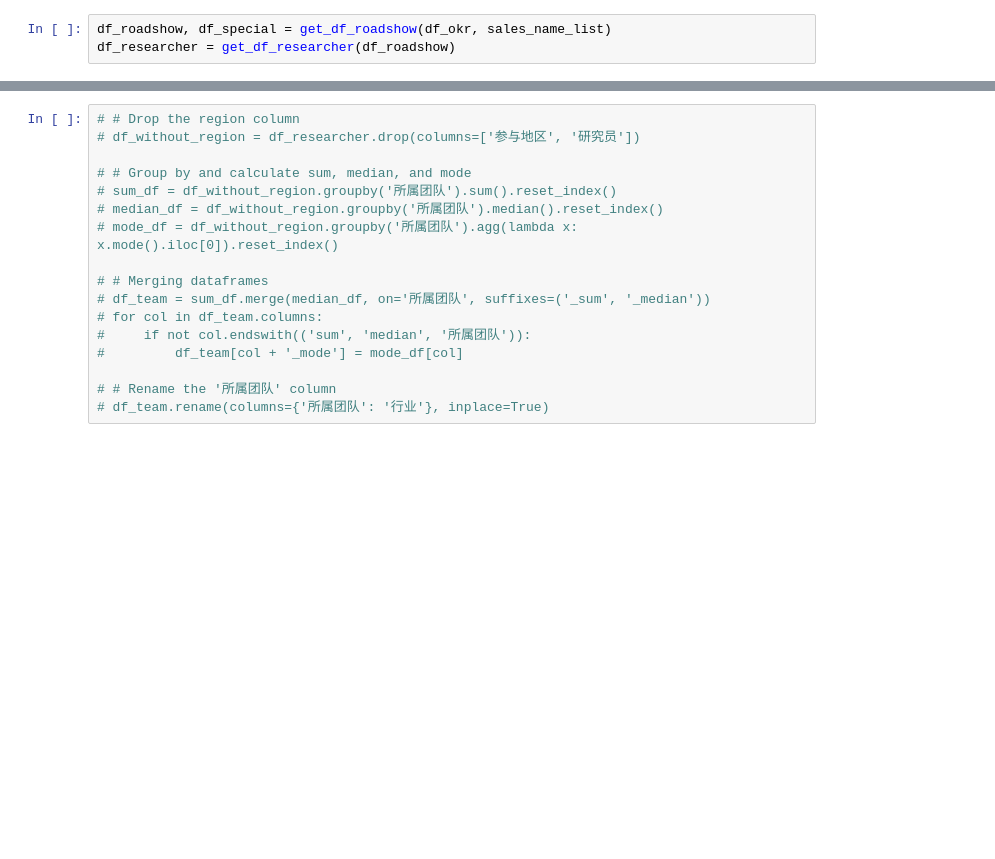
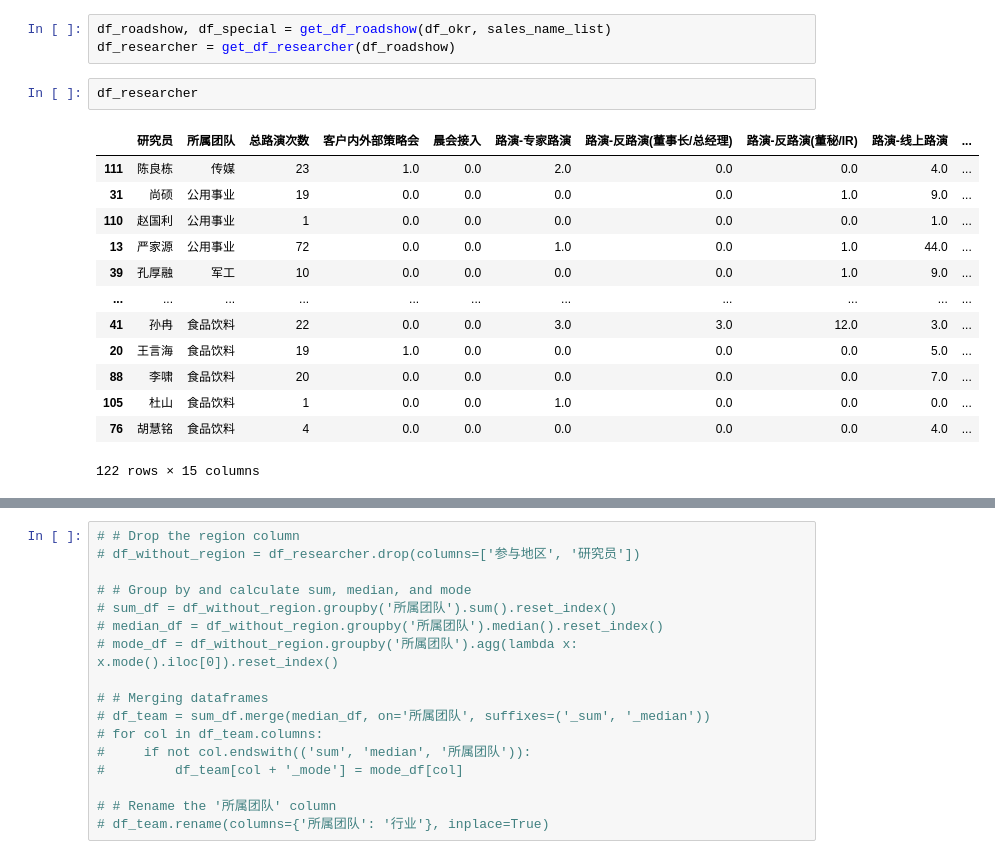
Before and after one commit to OuHaoyun/okr-evaluation, a Jupyter notebook: okr-eval-v2.ipynb, the cells around one changed output, grey strips where cells are left out. Saved outputs shown, nothing was run; the diff lists cells and outputs as text; blank space fills up the shorter version.

```diff
--- a/okr-eval-v2.ipynb
+++ b/okr-eval-v2.ipynb
@@ -14,3 +14,19 @@ sales_name_list = get_sales_name_list(df_salespeople_info)
 # %%
 df_roadshow, df_special = get_df_roadshow(df_okr, sales_name_list)
 df_researcher = get_df_researcher(df_roadshow)
+# %%
+df_researcher
+# %% [output]
+|  | 研究员 | 所属团队 | 总路演次数 | 客户内外部策略会 | 晨会接入 | 路演-专家路演 | 路演-反路演(董事长/总经理) | 路演-反路演(董秘/IR) | 路演-线上路演 | ... |
+| 111 | 陈良栋 | 传媒 | 23 | 1.0 | 0.0 | 2.0 | 0.0 | 0.0 | 4.0 | ... |
+| 31 | 尚硕 | 公用事业 | 19 | 0.0 | 0.0 | 0.0 | 0.0 | 1.0 | 9.0 | ... |
+| 110 | 赵国利 | 公用事业 | 1 | 0.0 | 0.0 | 0.0 | 0.0 | 0.0 | 1.0 | ... |
+| 13 | 严家源 | 公用事业 | 72 | 0.0 | 0.0 | 1.0 | 0.0 | 1.0 | 44.0 | ... |
+| 39 | 孔厚融 | 军工 | 10 | 0.0 | 0.0 | 0.0 | 0.0 | 1.0 | 9.0 | ... |
+| ... | ... | ... | ... | ... | ... | ... | ... | ... | ... | ... |
+| 41 | 孙冉 | 食品饮料 | 22 | 0.0 | 0.0 | 3.0 | 3.0 | 12.0 | 3.0 | ... |
+| 20 | 王言海 | 食品饮料 | 19 | 1.0 | 0.0 | 0.0 | 0.0 | 0.0 | 5.0 | ... |
+| 88 | 李啸 | 食品饮料 | 20 | 0.0 | 0.0 | 0.0 | 0.0 | 0.0 | 7.0 | ... |
+| 105 | 杜山 | 食品饮料 | 1 | 0.0 | 0.0 | 1.0 | 0.0 | 0.0 | 0.0 | ... |
+| 76 | 胡慧铭 | 食品饮料 | 4 | 0.0 | 0.0 | 0.0 | 0.0 | 0.0 | 4.0 | ... |
+122 rows × 15 columns
```
Also changed, not shown: parts of 10 cells of this notebook, 1 other file.
